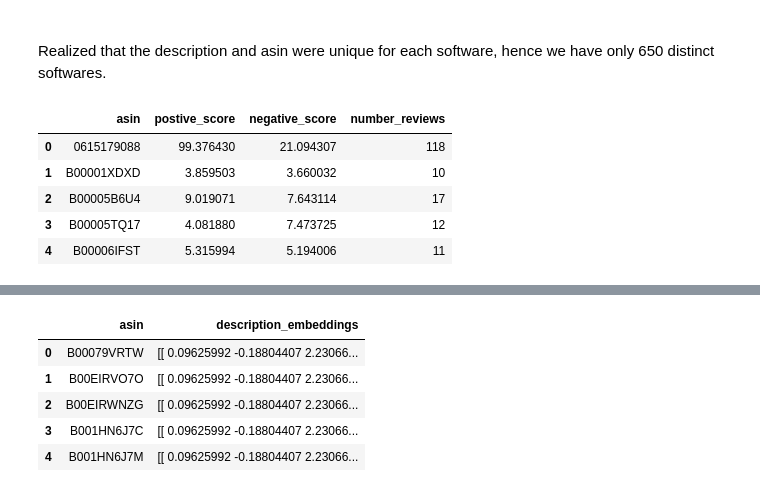
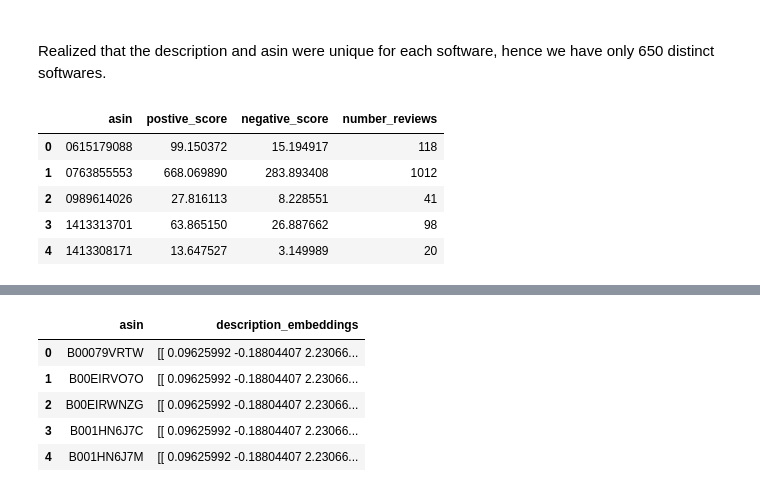
Before and after one commit to igunduz/LLMRS, a Jupyter notebook: src/notebooks/03_LLM_encoding.ipynb, the cells around one changed output, grey strips where cells are left out. Drawn from its saved outputs; the diff is of its cells as text; code cells hidden in the pictures.

```diff
--- a/src/notebooks/03_LLM_encoding.ipynb
+++ b/src/notebooks/03_LLM_encoding.ipynb
@@ -18,0 +17,4 @@ review_meta = pd.read_csv("../../data/review_metadata.csv")
+# %%
+reviews = pd.read_csv("../../data/reviews.csv")
+reviews = reviews.drop(columns=["Unnamed: 0"])
+reviews.dropna(subset='reviewText', inplace=True)
@@ -18,0 +34,6 @@ review_meta = pd.read_csv("../../data/review_metadata.csv")
+# %%
+softwares = pd.read_csv("../../data/softwares.csv")
+softwares = softwares.drop(columns=["Unnamed: 0"])
+# %%
+reviews = reviews.merge(softwares, on='asin', how='inner')
+reviews = reviews[['overall', 'verified', 'reviewTime', 'reviewerID', 'asin','reviewerName', 'reviewText', 'summary', 'vote']]
@@ -91,7 +116,7 @@ def get_embeddings(text):
 # %% [markdown]
 <br> Realized that the description and asin were unique for each software, hence we have only 650 distinct softwares.
 # %%
-review_meta.dropna(subset='reviewText', inplace=True)
+reviews.dropna(subset='reviewText', inplace=True)
 # %%
 from transformers import pipeline
 # Output labels
@@ -117,29 +142,29 @@ def compute_total_sentiment_scores(df):
     nos_records = df.shape[0]
     return postive_score, negative_score, nos_records
 # %%
-unique_ids = review_meta.asin.unique().tolist()
+unique_ids = reviews.asin.unique().tolist()
 scores_dict = {
 "asin": [],
 "postive_score":[],
 "negative_score": [],
 "number_reviews": []
 }
 for id in unique_ids:
-    postive_score, negative_score, len_df = compute_total_sentiment_scores(review_meta[review_meta.asin == id])
+    postive_score, negative_score, len_df = compute_total_sentiment_scores(reviews[reviews.asin == id])
     scores_dict['asin'].append(id)
     scores_dict['postive_score'].append(postive_score)
     scores_dict['negative_score'].append(negative_score)
     scores_dict['number_reviews'].append(len_df)
 
 scores_df = pd.DataFrame.from_dict(scores_dict)
 scores_df.head()
 # %% [output]
 |  | asin | postive_score | negative_score | number_reviews |
-| 0 | 0615179088 | 99.376430 | 21.094307 | 118 |
-| 1 | B00001XDXD | 3.859503 | 3.660032 | 10 |
-| 2 | B00005B6U4 | 9.019071 | 7.643114 | 17 |
-| 3 | B00005TQ17 | 4.081880 | 7.473725 | 12 |
-| 4 | B00006IFST | 5.315994 | 5.194006 | 11 |
+| 0 | 0615179088 | 99.150372 | 15.194917 | 118 |
+| 1 | 0763855553 | 668.069890 | 283.893408 | 1012 |
+| 2 | 0989614026 | 27.816113 | 8.228551 | 41 |
+| 3 | 1413313701 | 63.865150 | 26.887662 | 98 |
+| 4 | 1413308171 | 13.647527 | 3.149989 | 20 |
 # %%
 software_data = review_meta.groupby(['title']).agg({'asin':"first",'description':'first','price':'first','Licensing_Fee':'first','Implemention_cost':'first','Maintenance_cost':'first'}).reset_index()
 software_data['description'] = software_data['description'].apply(preprocess_text)
```
Also changed, not shown: parts of 13 cells of this notebook, 7 other files.
